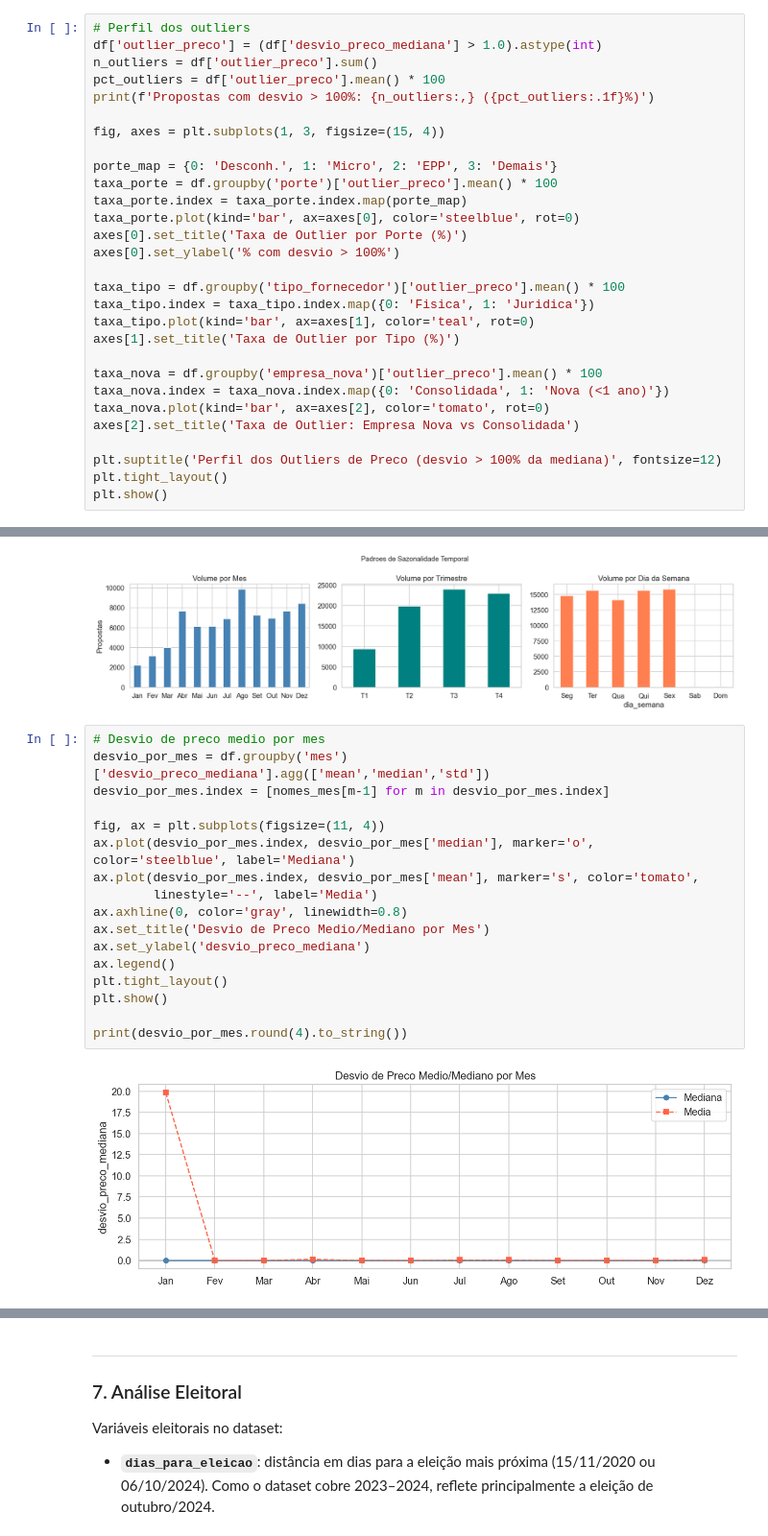
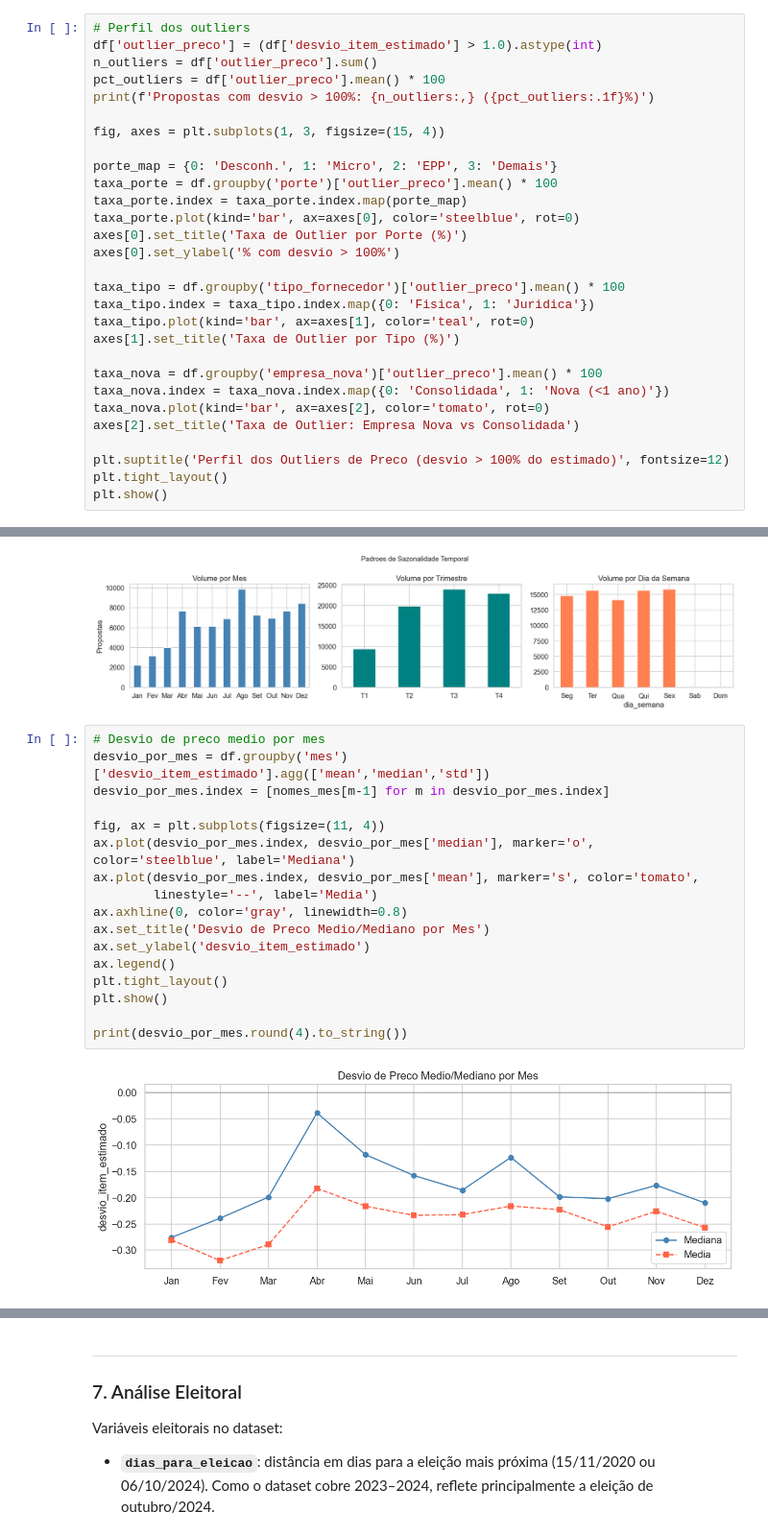
Before and after one commit to leticiagomesilva/Deteccao-Propostas-Anomalas-Licitacoes, a Jupyter notebook: notebooks/07_eda.ipynb, the cells around one changed output, grey strips where cells are left out. Shown at 96% size. Saved outputs shown, nothing was run; the diff lists cells and outputs as text.

```diff
--- a/notebooks/07_eda.ipynb
+++ b/notebooks/07_eda.ipynb
@@ -348,6 +329,6 @@ Top 20 propostas com maior sobrepreco:
 # %%
 # Perfil dos outliers
-df['outlier_preco'] = (df['desvio_preco_mediana'] > 1.0).astype(int)
+df['outlier_preco'] = (df['desvio_item_estimado'] > 1.0).astype(int)
 n_outliers = df['outlier_preco'].sum()
 pct_outliers = df['outlier_preco'].mean() * 100
 print(f'Propostas com desvio > 100%: {n_outliers:,} ({pct_outliers:.1f}%)')
@@ -371,7 +352,7 @@ taxa_nova.index = taxa_nova.index.map({0: 'Consolidada', 1: 'Nova (<1 ano)'})
 taxa_nova.plot(kind='bar', ax=axes[2], color='tomato', rot=0)
 axes[2].set_title('Taxa de Outlier: Empresa Nova vs Consolidada')
 
-plt.suptitle('Perfil dos Outliers de Preco (desvio > 100% da mediana)', fontsize=12)
+plt.suptitle('Perfil dos Outliers de Preco (desvio > 100% do estimado)', fontsize=12)
 plt.tight_layout()
 plt.show()
 # %% [output]
@@ -438,20 +419,20 @@ plt.show()
 [figure]
 # %%
 # Desvio de preco medio por mes
-desvio_por_mes = df.groupby('mes')['desvio_preco_mediana'].agg(['mean','median','std'])
+desvio_por_mes = df.groupby('mes')['desvio_item_estimado'].agg(['mean','median','std'])
 desvio_por_mes.index = [nomes_mes[m-1] for m in desvio_por_mes.index]
 
 fig, ax = plt.subplots(figsize=(11, 4))
 ax.plot(desvio_por_mes.index, desvio_por_mes['median'], marker='o', color='steelblue', label='Mediana')
 ax.plot(desvio_por_mes.index, desvio_por_mes['mean'], marker='s', color='tomato',
         linestyle='--', label='Media')
 ax.axhline(0, color='gray', linewidth=0.8)
 ax.set_title('Desvio de Preco Medio/Mediano por Mes')
-ax.set_ylabel('desvio_preco_mediana')
+ax.set_ylabel('desvio_item_estimado')
 ax.legend()
 plt.tight_layout()
 plt.show()
 
 print(desvio_por_mes.round(4).to_string())
 # %% [output]
-[figure, old version]
+[figure, new version]
```
Also changed, not shown: parts of 20 cells of this notebook, 2 other files.
